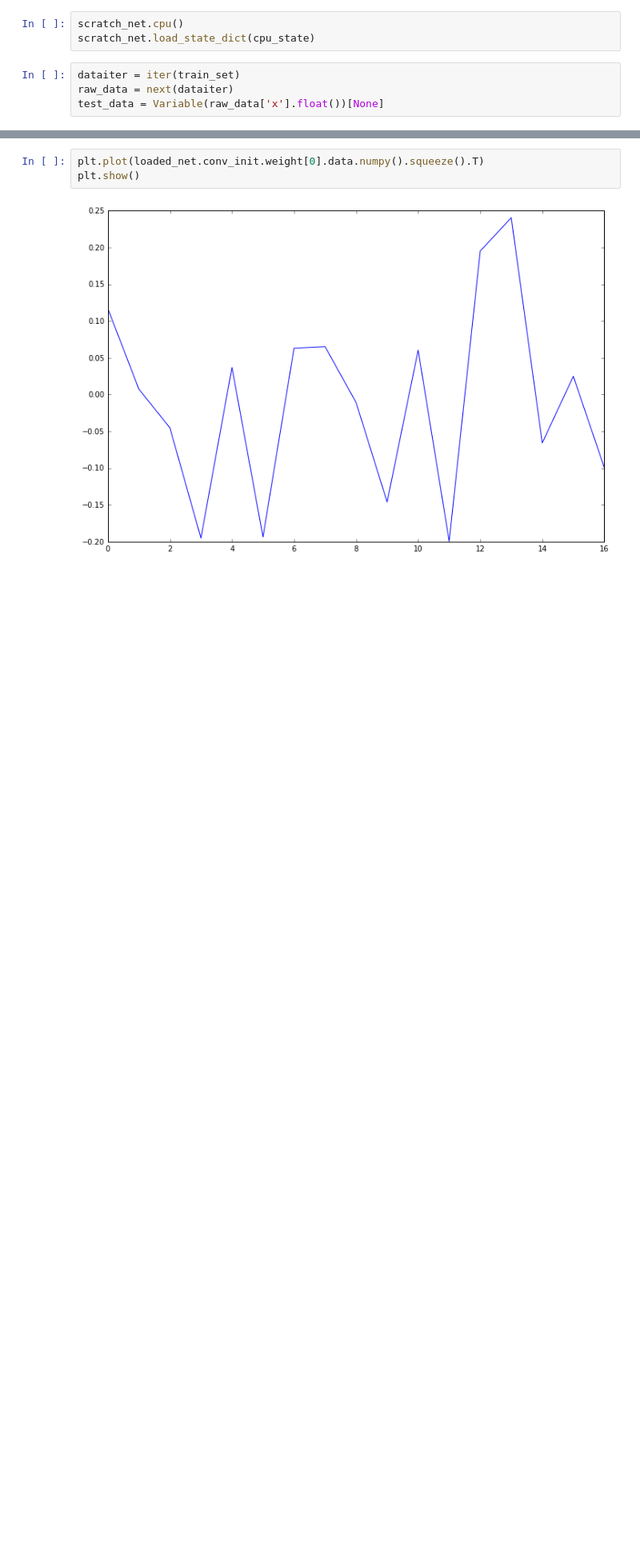
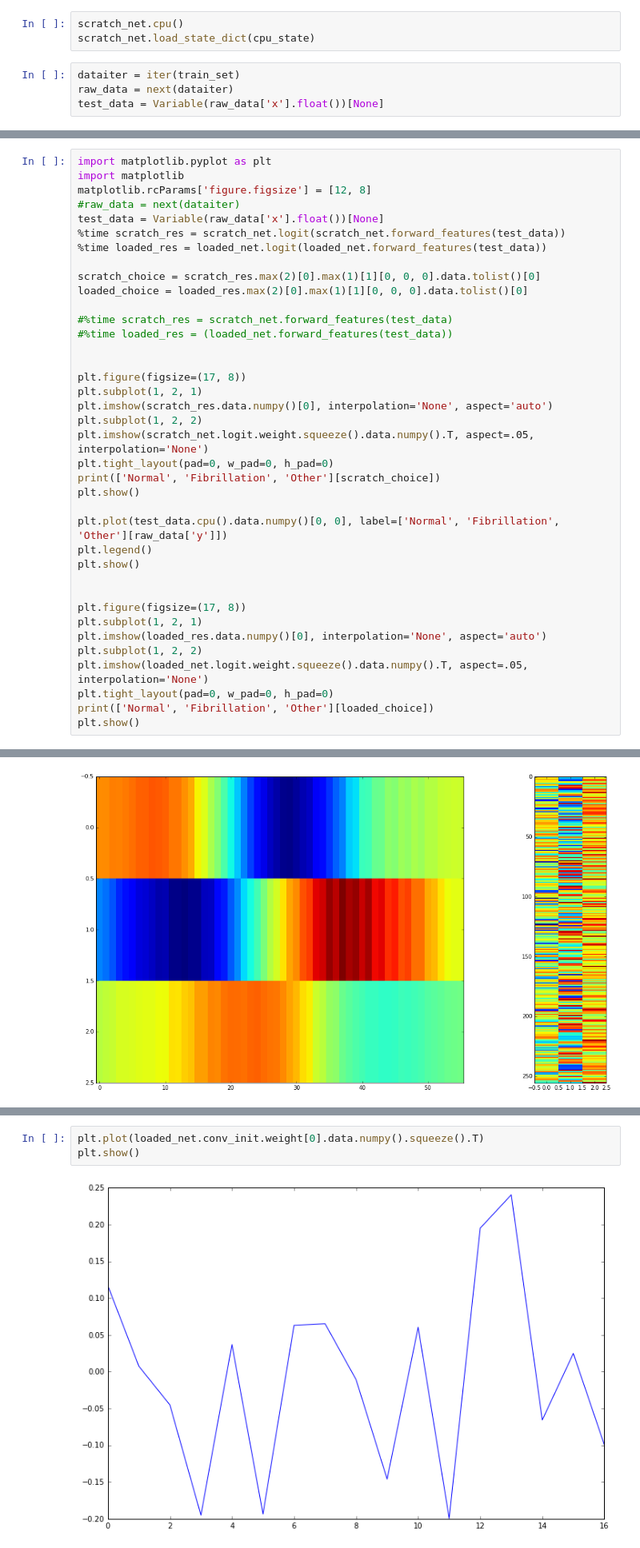
Before and after one commit to botcs/cinc2017, a Jupyter notebook: logit_tester.ipynb, the cells around one changed output, grey strips where cells are left out. Shown at 80% size. Cells and saved outputs as stored; diff of their text form; blank space fills up the shorter version.

```diff
--- a/logit_tester.ipynb
+++ b/logit_tester.ipynb
@@ -103,0 +129,39 @@ Wall time: 404 ms
+# %%
+import matplotlib.pyplot as plt
+import matplotlib
+matplotlib.rcParams['figure.figsize'] = [12, 8]
+#raw_data = next(dataiter)
+test_data = Variable(raw_data['x'].float())[None]
+%time scratch_res = scratch_net.logit(scratch_net.forward_features(test_data))
+%time loaded_res = loaded_net.logit(loaded_net.forward_features(test_data))
+
+scratch_choice = scratch_res.max(2)[0].max(1)[1][0, 0, 0].data.tolist()[0]
+loaded_choice = loaded_res.max(2)[0].max(1)[1][0, 0, 0].data.tolist()[0]
+
+#%time scratch_res = scratch_net.forward_features(test_data)
+#%time loaded_res = (loaded_net.forward_features(test_data))
+
+
+plt.figure(figsize=(17, 8))
+plt.subplot(1, 2, 1)
+plt.imshow(scratch_res.data.numpy()[0], interpolation='None', aspect='auto')
+plt.subplot(1, 2, 2)
+plt.imshow(scratch_net.logit.weight.squeeze().data.numpy().T, aspect=.05, interpolation='None')
+plt.tight_layout(pad=0, w_pad=0, h_pad=0)
+print(['Normal', 'Fibrillation', 'Other'][scratch_choice])
+plt.show()
+
+plt.plot(test_data.cpu().data.numpy()[0, 0], label=['Normal', 'Fibrillation', 'Other'][raw_data['y']])
+plt.legend()
+plt.show()
+
+
+plt.figure(figsize=(17, 8))
+plt.subplot(1, 2, 1)
+plt.imshow(loaded_res.data.numpy()[0], interpolation='None', aspect='auto')
+plt.subplot(1, 2, 2)
+plt.imshow(loaded_net.logit.weight.squeeze().data.numpy().T, aspect=.05, interpolation='None')
+plt.tight_layout(pad=0, w_pad=0, h_pad=0)
+print(['Normal', 'Fibrillation', 'Other'][loaded_choice])
+plt.show()
+# %% [output]
@@ -103,0 +173 @@ Wall time: 404 ms
+[figure, added]
```
Also changed, not shown: parts of 7 cells of this notebook, 1 other file.
